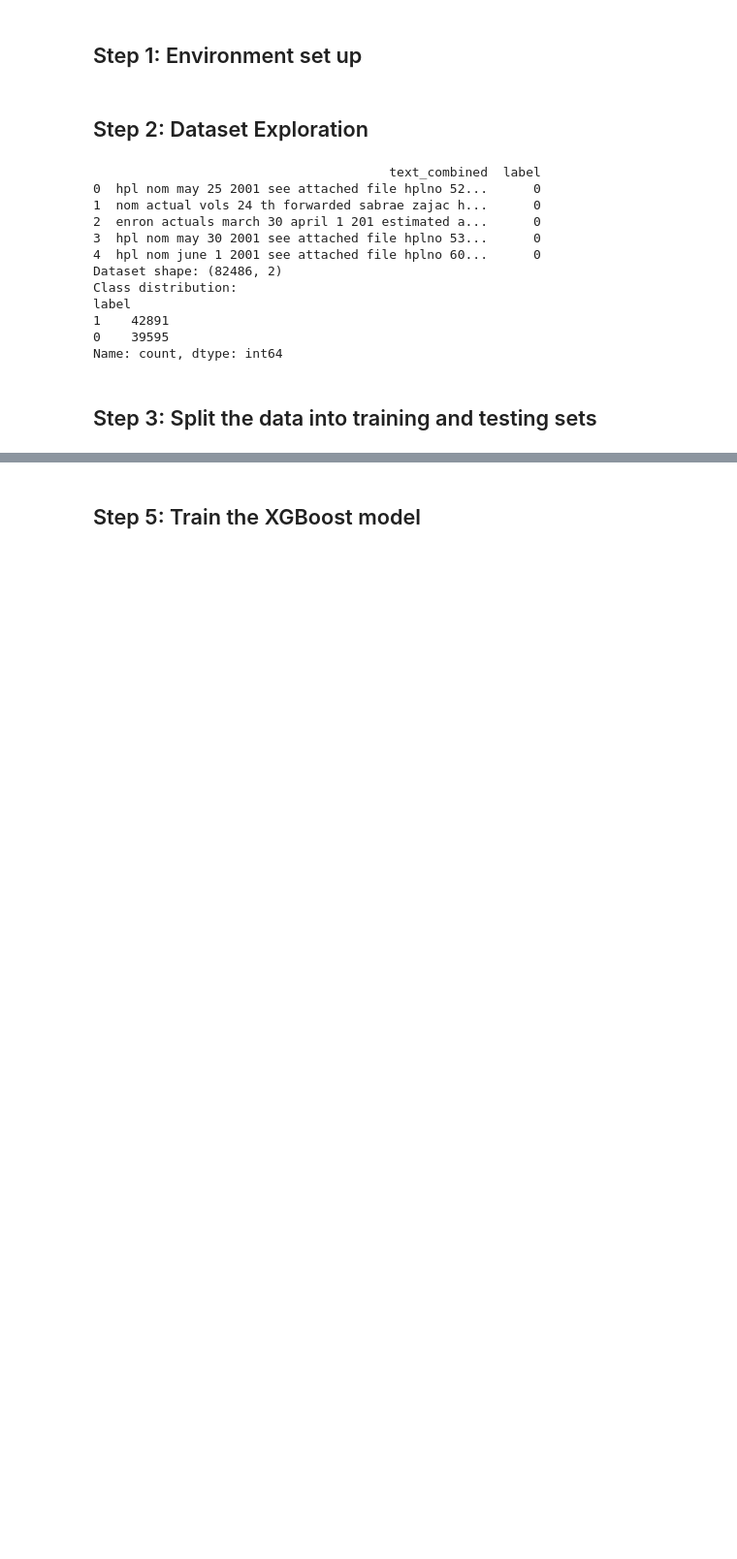
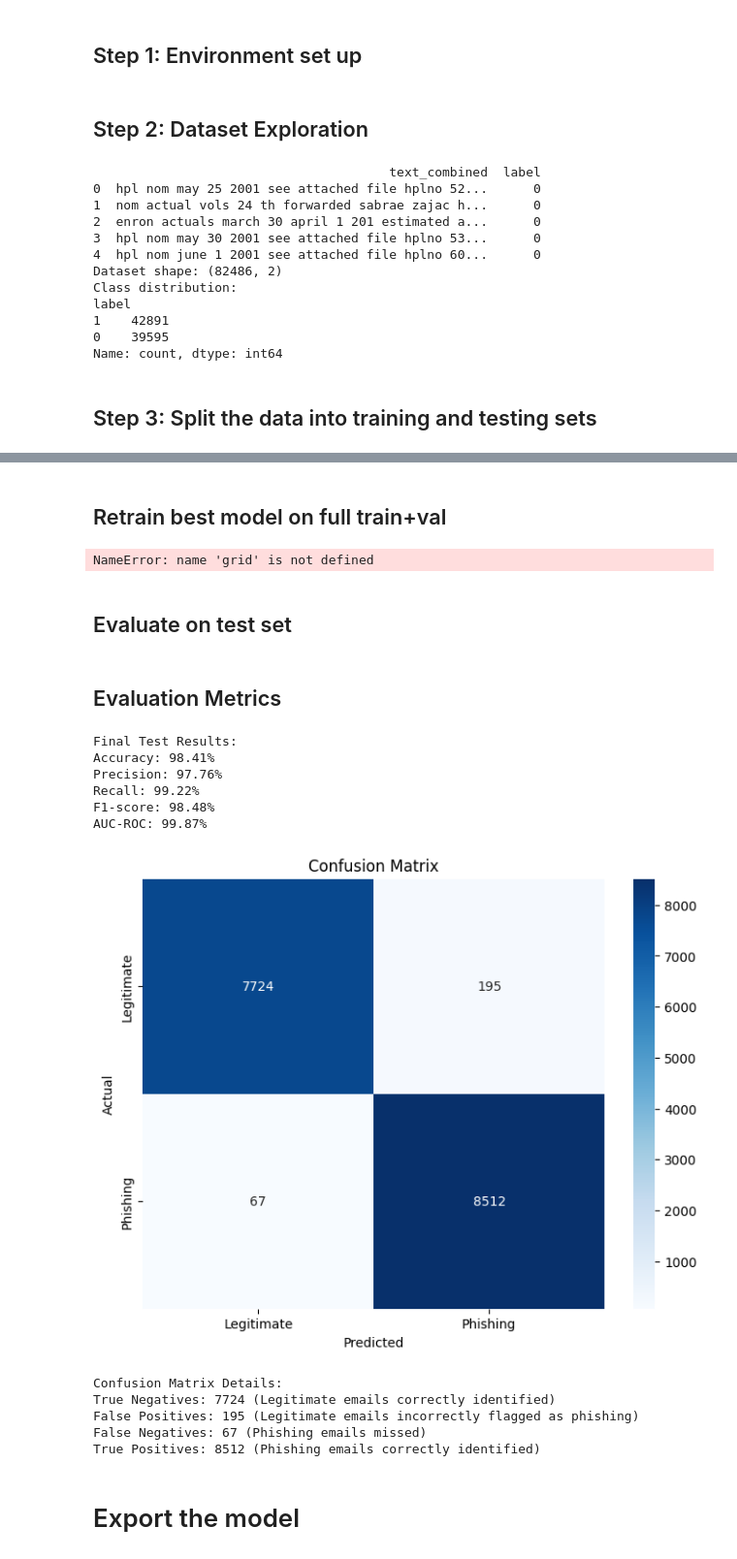
Before and after one commit to CaitMS/AI-Powered-Phishing-Email-Detection-System, a Jupyter notebook: model/phishing_detector.ipynb, the cells around one changed output, grey strips where cells are left out. Shown at 97% size. Drawn from its saved outputs; the diff is of its cells as text; code cells hidden in the pictures; blank space fills up the shorter version.

```diff
--- a/model/phishing_detector.ipynb
+++ b/model/phishing_detector.ipynb
@@ -88,0 +75,11 @@ TF-IDF feature matrix shape: (65988, 5000)
+# %%
+pipeline = Pipeline([
+    ('tfidf', TfidfVectorizer()),
+    ('xgb', XGBClassifier(
+        objective='binary:logistic',
+        use_label_encoder=False,
+        eval_metric='logloss',
+        random_state=42,
+        verbosity=1  # Verbose during model training
+    ))
+])
@@ -89,2 +123,66 @@ TF-IDF feature matrix shape: (65988, 5000)
+# %% [markdown]
+## Retrain best model on full train+val
+# %%
+final_model = grid.best_estimator_
+final_model.fit(pd.concat([X_train, X_val]), pd.concat([y_train, y_val]))
+# %% [output]
+NameError: name 'grid' is not defined
+# %% [markdown]
+## Evaluate on test set
+# %%
+test_preds = final_model.predict(test_texts)
+test_probs = final_model.predict_proba(test_texts)[:, 1]  # For AUC
+# %% [markdown]
+## Evaluation Metrics
+# %%
+from sklearn.metrics import confusion_matrix
+import seaborn as sns
+
+accuracy = accuracy_score(test_labels, test_preds) * 100
+precision = precision_score(test_labels, test_preds, pos_label=df['label'].unique()[1]) * 100
+recall = recall_score(test_labels, test_preds, pos_label=df['label'].unique()[1]) * 100
+f1 = f1_score(test_labels, test_preds, pos_label=df['label'].unique()[1]) * 100
+auc = roc_auc_score(test_labels, test_probs) * 100
+
+import matplotlib.pyplot as plt
+
+print("\nFinal Test Results:")
+print(f"Accuracy: {accuracy:.2f}%")
+print(f"Precision: {precision:.2f}%")
+print(f"Recall: {recall:.2f}%")
+print(f"F1-score: {f1:.2f}%")
+print(f"AUC-ROC: {auc:.2f}%")
+
+# Generate confusion matrix
+cm = confusion_matrix(test_labels, test_preds)
+plt.figure(figsize=(8, 6))
+sns.heatmap(cm, annot=True, fmt='d', cmap='Blues',
+      xticklabels=['Legitimate', 'Phishing'],
+      yticklabels=['Legitimate', 'Phishing'])
+plt.xlabel('Predicted')
+plt.ylabel('Actual')
+plt.title('Confusion Matrix')
+plt.show()
+
+# Calculate and print confusion matrix metrics
+tn, fp, fn, tp = cm.ravel()
+print("\nConfusion Matrix Details:")
+print(f"True Negatives: {tn} (Legitimate emails correctly identified)")
+print(f"False Positives: {fp} (Legitimate emails incorrectly flagged as phishing)")
+print(f"False Negatives: {fn} (Phishing emails missed)")
+print(f"True Positives: {tp} (Phishing emails correctly identified)")
+# %% [output]
+Final Test Results:
+Accuracy: 98.41%
+Precision: 97.76%
+Recall: 99.22%
+F1-score: 98.48%
+AUC-ROC: 99.87%
+[figure, added]
+Confusion Matrix Details:
+True Negatives: 7724 (Legitimate emails correctly identified)
+False Positives: 195 (Legitimate emails incorrectly flagged as phishing)
+False Negatives: 67 (Phishing emails missed)
+True Positives: 8512 (Phishing emails correctly identified)
 # %% [markdown]
-## Step 5: Train the XGBoost model
+# Export the model
```
Also changed, not shown: parts of 20 cells of this notebook, 8 other files.
